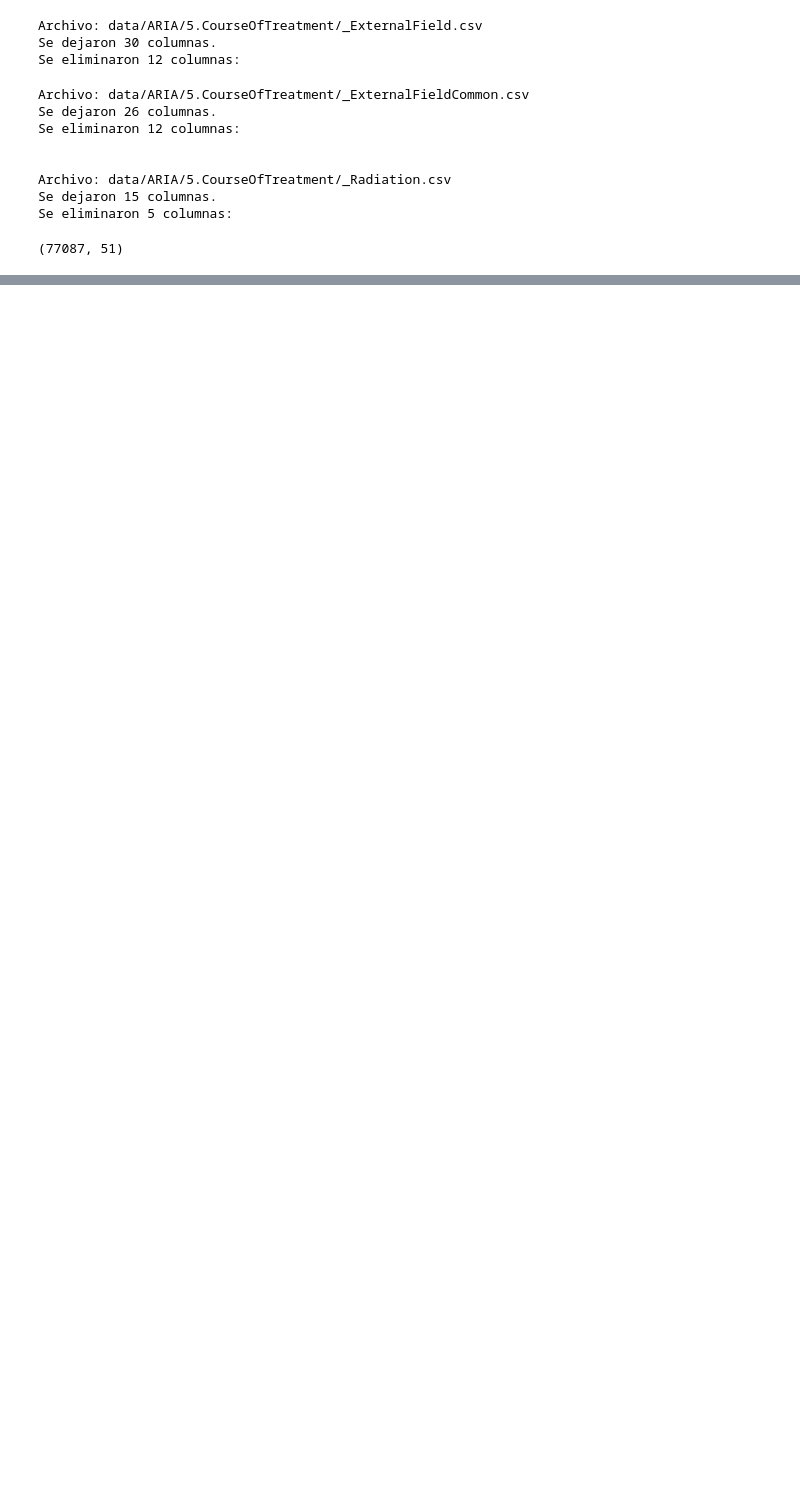
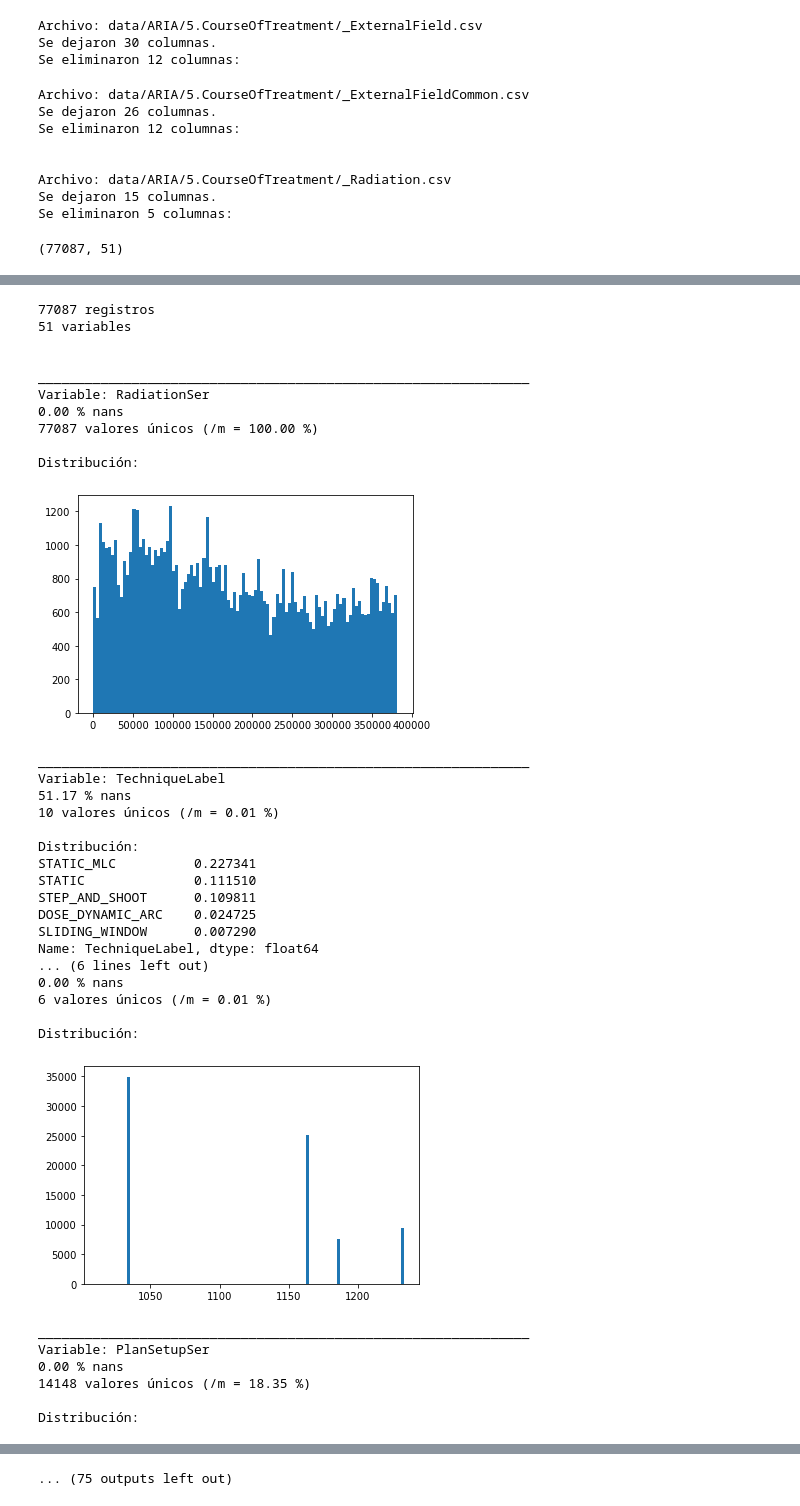
Before and after one commit to david722sv/TFM, a Jupyter notebook: 1_seleccionDeTablasYColumnas/1_merge&select_Radiation.ipynb, the cells around one changed output, grey strips where cells are left out. Cells and saved outputs as stored; diff of their text form; code cells hidden in the pictures; blank space fills up the shorter version.

```diff
--- a/1_seleccionDeTablasYColumnas/1_merge&select_Radiation.ipynb
+++ b/1_seleccionDeTablasYColumnas/1_merge&select_Radiation.ipynb
@@ -4,18 +4,18 @@ import numpy as np
 import utils as ut
 import matplotlib.pyplot as plt
 
-path = "data/ARIA/"
+path = "data/ARIA/5.CourseOfTreatment/"
 
 show = 1
-ef  = ut.leer_csv(path+"5.CourseOfTreatment/_ExternalField.csv", show).drop(columns=["EllipticalMarginFlag",
+ef  = ut.leer_csv(path+"_ExternalField.csv", show).drop(columns=["EllipticalMarginFlag",
                                                                                      "DRRTemplateFileName","TrackingSer",
                                                                                     "CalculationLog","OptimizeCollRtnFlag",
                                                                                     "WedgeWeightFactor"])
 
-efc = ut.leer_csv(path+"5.CourseOfTreatment/_ExternalFieldCommon.csv", show).drop(columns=["SourceFieldEntryDistance",
+efc = ut.leer_csv(path+"_ExternalFieldCommon.csv", show).drop(columns=["SourceFieldEntryDistance",
                                                                                            "IDUPosLat","IDUPosLng"])
 
-rad = ut.leer_csv(path+"5.CourseOfTreatment/_Radiation.csv", show).drop(columns=["RefImageSOPClassSer","RefImageUID",
+rad = ut.leer_csv(path+"_Radiation.csv", show).drop(columns=["RefImageSOPClassSer","RefImageUID",
                                                                                  "SetupNote","RadiationId","RadiationName",
                                                                                 "CreationUserName","Comment","RefImageSer",
                                                                                 "CreationDate"])
@@ -43,0 +45,43 @@ join.to_csv("data/ARIA_cleaned/Radiation.csv", index=False)
+# %%
+# ut.resumen_tabla(join)
+# ut.info_tabla(join)
+join.PlanSetupSer.value_counts()[10:]
+
+# ut.info_tabla( join[join.PlanSetupSer==132187] )
+ut.info_tabla( join )
+# %% [output]
+77087 registros
+51 variables
+
+
+_______________________________________________________________
+Variable: RadiationSer
+0.00 % nans
+77087 valores únicos (/m = 100.00 %)
+
+Distribución:
+[figure, added]
+_______________________________________________________________
+Variable: TechniqueLabel
+51.17 % nans
+10 valores únicos (/m = 0.01 %)
+
+Distribución:
+STATIC_MLC          0.227341
+STATIC              0.111510
+STEP_AND_SHOOT      0.109811
+DOSE_DYNAMIC_ARC    0.024725
+SLIDING_WINDOW      0.007290
+Name: TechniqueLabel, dtype: float64
+... (6 lines left out)
+0.00 % nans
+6 valores únicos (/m = 0.01 %)
+
+Distribución:
+[figure, added]
+_______________________________________________________________
+Variable: PlanSetupSer
+0.00 % nans
+14148 valores únicos (/m = 18.35 %)
+
+Distribución:
@@ -43,0 +110 @@ join.to_csv("data/ARIA_cleaned/Radiation.csv", index=False)
+... (75 outputs left out)
```
Also changed, not shown: parts of 6 cells of this notebook, 2 other files.
